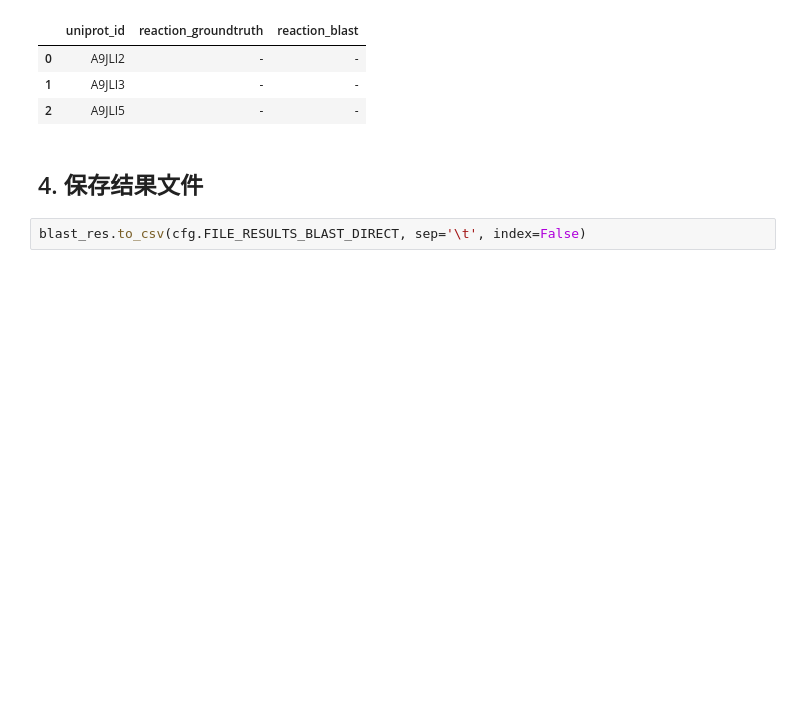
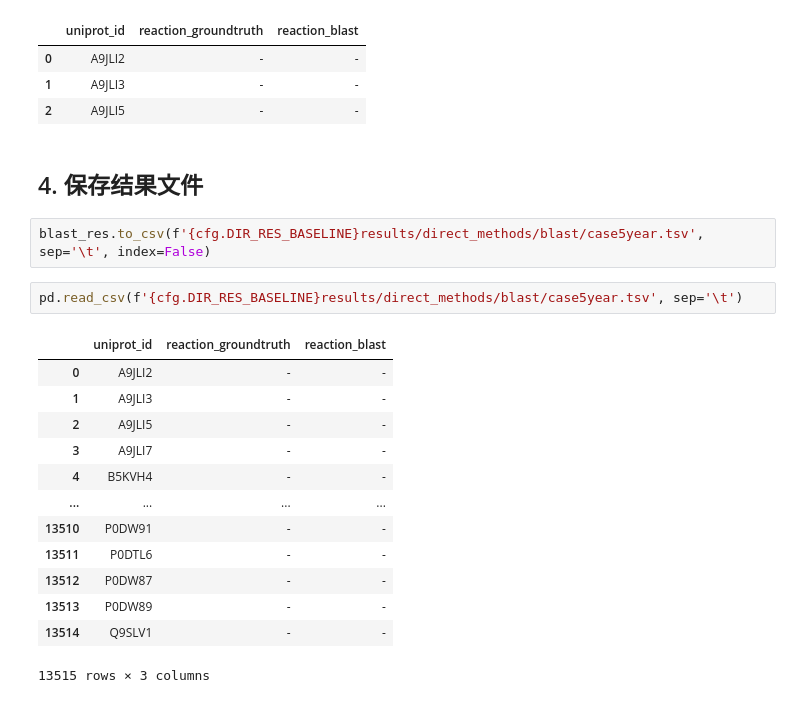
Before and after one commit to kingstdio/RXNRECer, a Jupyter notebook: baselines/s1_baseline_blast.ipynb, the cells around one changed output. Cells and saved outputs as stored; diff of their text form; blank space fills up the shorter version.

```diff
--- a/baselines/s1_baseline_blast.ipynb
+++ b/baselines/s1_baseline_blast.ipynb
@@ -76,4 +73,20 @@ blast_res.head(3)
 # %% [markdown]
 ## 4. 保存结果文件
 # %%
-blast_res.to_csv(cfg.FILE_RESULTS_BLAST_DIRECT, sep='\t', index=False)
+blast_res.to_csv(f'{cfg.DIR_RES_BASELINE}results/direct_methods/blast/case5year.tsv', sep='\t', index=False)
+# %%
+pd.read_csv(f'{cfg.DIR_RES_BASELINE}results/direct_methods/blast/case5year.tsv', sep='\t')
+# %% [output]
+|  | uniprot_id | reaction_groundtruth | reaction_blast |
+| 0 | A9JLI2 | - | - |
+| 1 | A9JLI3 | - | - |
+| 2 | A9JLI5 | - | - |
+| 3 | A9JLI7 | - | - |
+| 4 | B5KVH4 | - | - |
+| ... | ... | ... | ... |
+| 13510 | P0DW91 | - | - |
+| 13511 | P0DTL6 | - | - |
+| 13512 | P0DW87 | - | - |
+| 13513 | P0DW89 | - | - |
+| 13514 | Q9SLV1 | - | - |
+13515 rows × 3 columns
```
Also changed, not shown: parts of 1 cell of this notebook, 13 other files.
